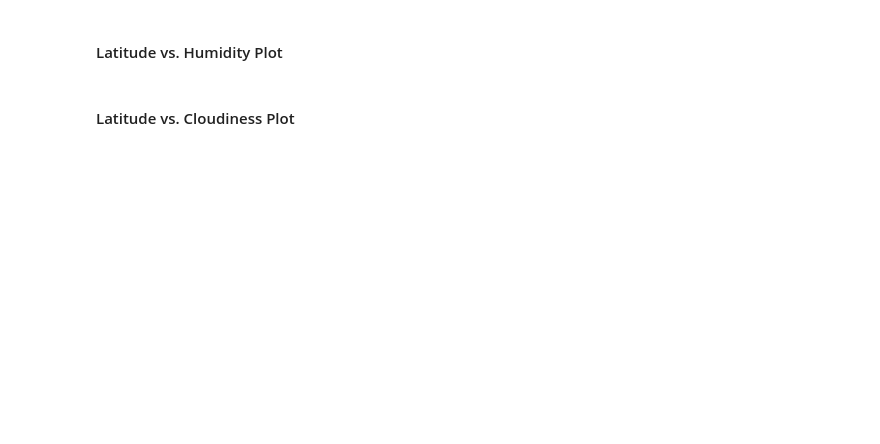
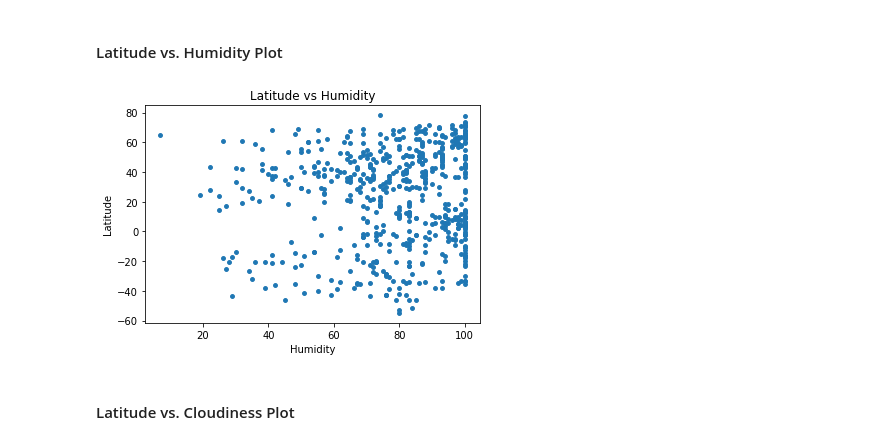
Before and after one commit to kukuswish/python-api, a Jupyter notebook: WeatherPy.ipynb, the cells around one changed output. Saved outputs shown, nothing was run; the diff lists cells and outputs as text; code cells hidden in the pictures; blank space fills up the shorter version.

```diff
--- a/WeatherPy.ipynb
+++ b/WeatherPy.ipynb
@@ -143,4 +154,16 @@ citydf.to_csv('exports/weather_data.csv')
 # %% [markdown]
 #### Latitude vs. Humidity Plot
+# %%
+#plot scatter
+citydf.plot.scatter(x='Humidity',y='Lat',s=15)
+
+plt.xlabel("Humidity")
+plt.ylabel('Latitude')
+plt.title('Latitude vs Humidity')
+plt.savefig("images/lat_vs_hum.png", bbox_inches = 'tight')
+plt.draw()
+plt.show()
+# %% [output]
+[figure, added]
 # %% [markdown]
 #### Latitude vs. Cloudiness Plot
```
Also changed, not shown: parts of 5 cells of this notebook, 5 other files.
